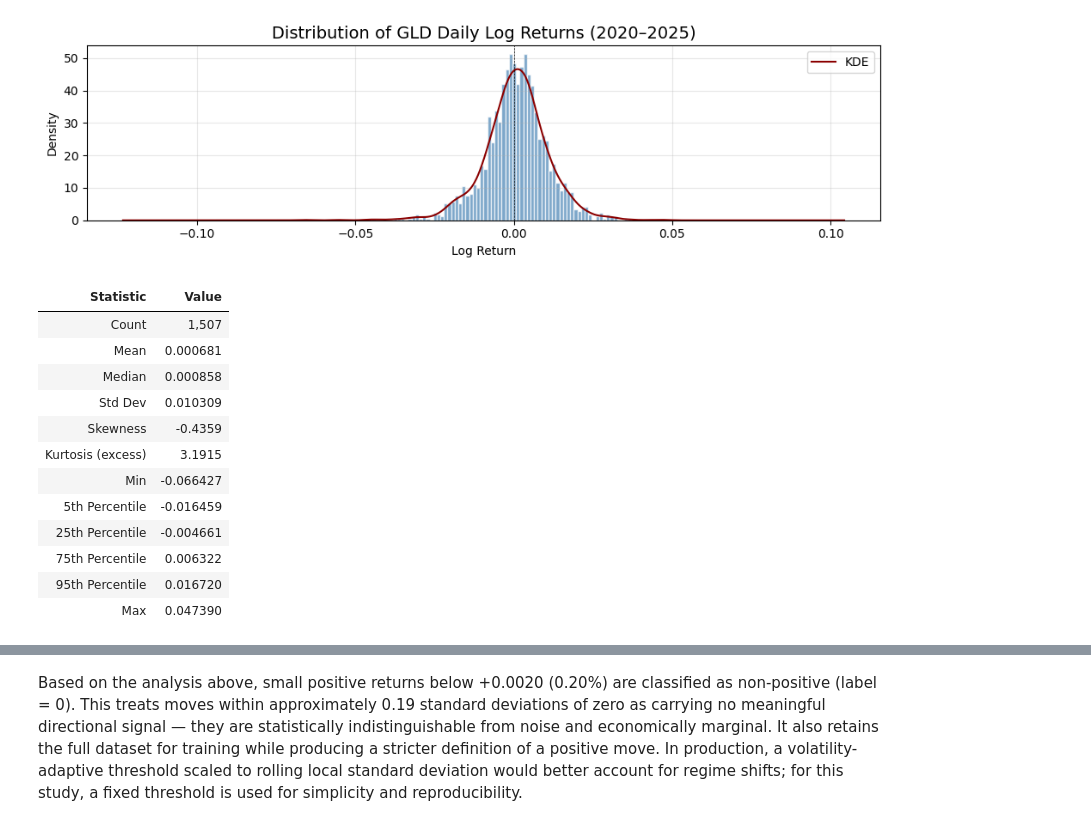
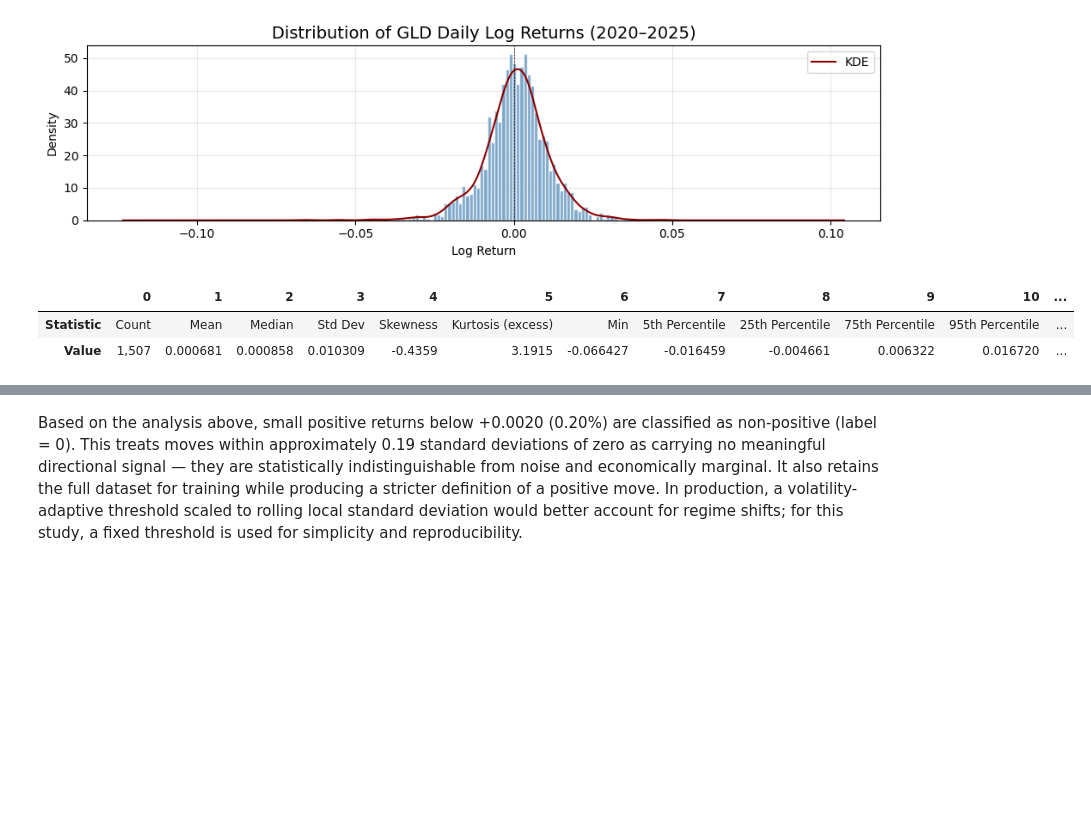
Before and after one commit to jade-lam/CQF, a Jupyter notebook: CQF_Exam_3.ipynb, the cells around one changed output, grey strips where cells are left out. Saved outputs shown, nothing was run; the diff lists cells and outputs as text; code cells hidden in the pictures; blank space fills up the shorter version.

```diff
--- a/CQF_Exam_3.ipynb
+++ b/CQF_Exam_3.ipynb
@@ -703,40 +710,17 @@ plt.show()
 # %%
 # Descriptive statistics of GLD daily log returns
 ret = df.loc['2020':, 'GLD_LogRet']
 
 stats = pd.DataFrame({
     'Statistic': ['Count', 'Mean', 'Median', 'Std Dev', 'Skewness', 'Kurtosis (excess)',
                   'Min', '5th Percentile', '25th Percentile', '75th Percentile',
                   '95th Percentile', 'Max'],
-    'Value': [
-        f"{len(ret):,.0f}",
-        f"{ret.mean():.6f}",
-        f"{ret.median():.6f}",
-        f"{ret.std():.6f}",
-        f"{ret.skew():.4f}",
-        f"{ret.kurtosis():.4f}",
-        f"{ret.min():.6f}",
-        f"{ret.quantile(0.05):.6f}",
-        f"{ret.quantile(0.25):.6f}",
-        f"{ret.quantile(0.75):.6f}",
-        f"{ret.quantile(0.95):.6f}",
-        f"{ret.max():.6f}"
-    ]
-})
+    'Value': [f"{len(ret):,.0f}", f"{ret.mean():.6f}", f"{ret.median():.6f}", f"{ret.std():.6f}", f"{ret.skew():.4f}", f"{ret.kurtosis():.4f}",
+              f"{ret.min():.6f}", f"{ret.quantile(0.05):.6f}", f"{ret.quantile(0.25):.6f}", f"{ret.quantile(0.75):.6f}", f"{ret.quantile(0.95):.6f}", f"{ret.max():.6f}"]})
 
-stats.style.hide(axis='index')
+stats.T
 # %% [output]
-| Statistic | Value |
-| Count | 1,507 |
-| Mean | 0.000681 |
-| Median | 0.000858 |
-| Std Dev | 0.010309 |
-| Skewness | -0.4359 |
-| Kurtosis (excess) | 3.1915 |
-| Min | -0.066427 |
-| 5th Percentile | -0.016459 |
-| 25th Percentile | -0.004661 |
-| 75th Percentile | 0.006322 |
-| 95th Percentile | 0.016720 |
-| Max | 0.047390 |
+|  | 0 | 1 | 2 | 3 | 4 | 5 | 6 | 7 | 8 | 9 | 10 | ... |
+| Statistic | Count | Mean | Median | Std Dev | Skewness | Kurtosis (excess) | Min | 5th Percentile | 25th Percentile | 75th Percentile | 95th Percentile | ... |
+| Value | 1,507 | 0.000681 | 0.000858 | 0.010309 | -0.4359 | 3.1915 | -0.066427 | -0.016459 | -0.004661 | 0.006322 | 0.016720 | ... |
 # %% [markdown]
```
Also changed, not shown: parts of 50 cells of this notebook.
